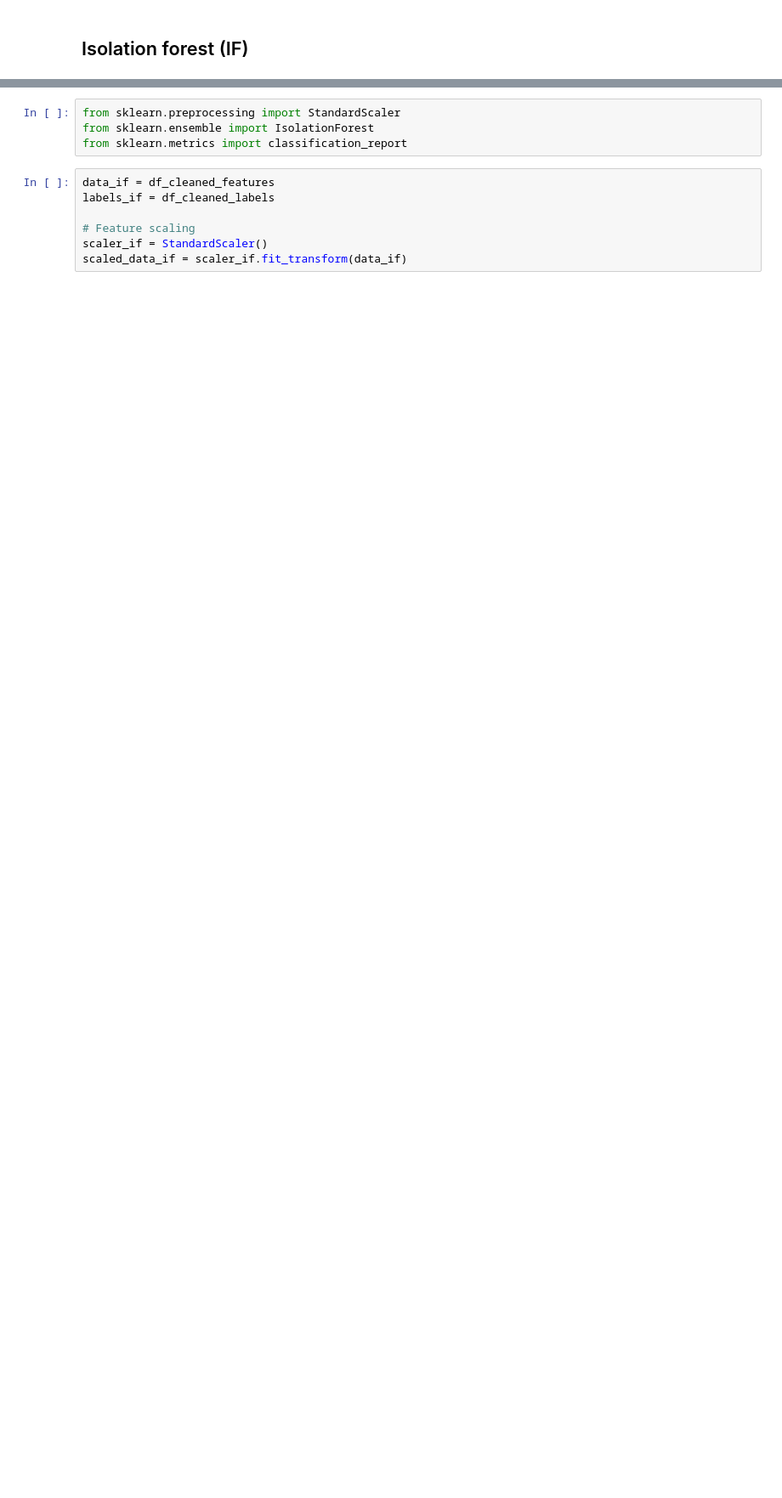
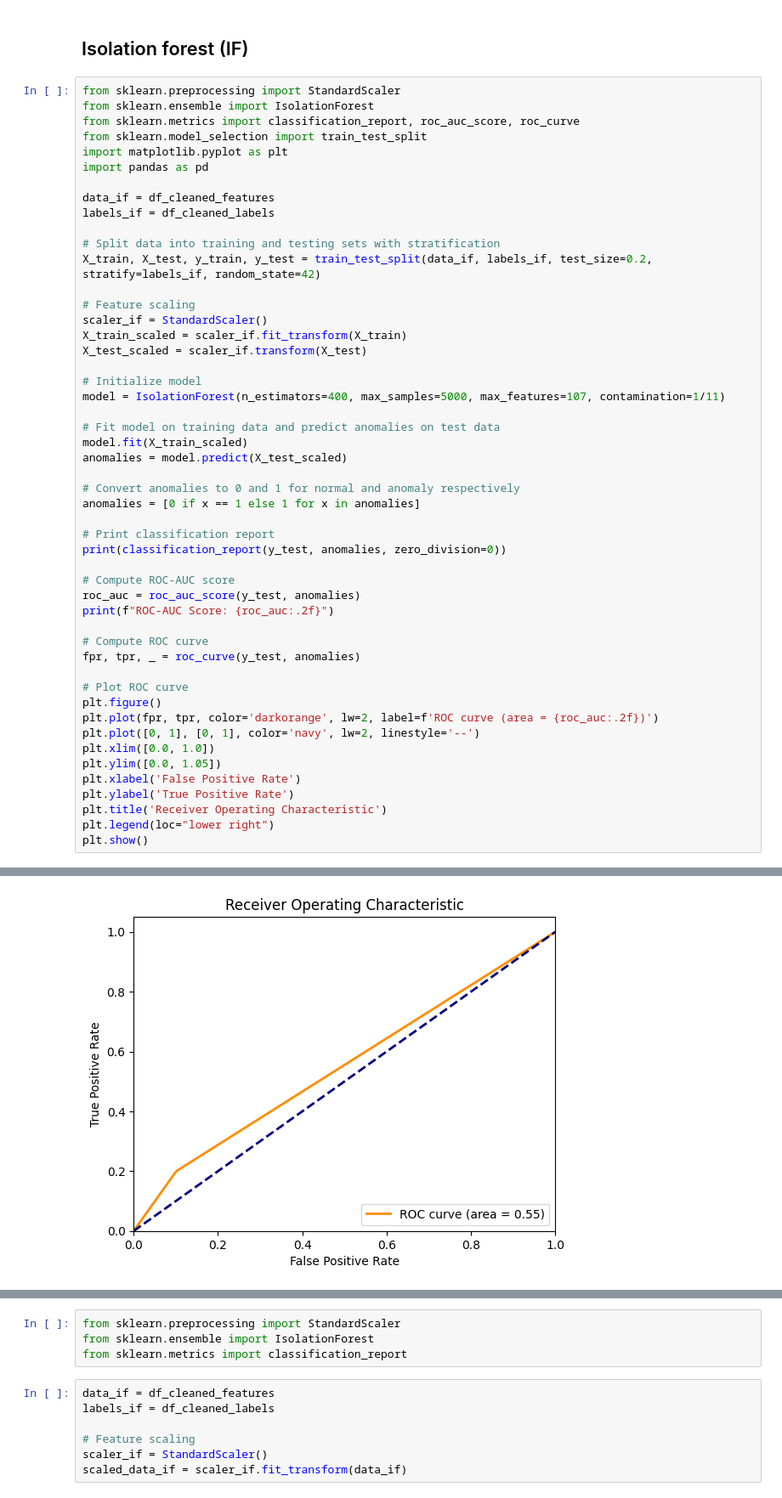
Before and after one commit to marcocarotta/mnist-outlier, a Jupyter notebook: notebook.ipynb, the cells around one changed output, grey strips where cells are left out. Shown at 85% size. Drawn from its saved outputs; the diff is of its cells as text; blank space fills up the shorter version.

Commit message:
Started the implementation of PCA and kNN. Added a different implementation of iForest with ROC-AUC evaluation.

```diff
--- a/notebook.ipynb
+++ b/notebook.ipynb
@@ -156,3 +160,54 @@ False positives:  392
 False negatives: 392
 # %% [markdown]
 ## Isolation forest (IF)
+# %%
+from sklearn.preprocessing import StandardScaler
+from sklearn.ensemble import IsolationForest
+from sklearn.metrics import classification_report, roc_auc_score, roc_curve
+from sklearn.model_selection import train_test_split
+import matplotlib.pyplot as plt
+import pandas as pd
+
+data_if = df_cleaned_features
+labels_if = df_cleaned_labels
+
+# Split data into training and testing sets with stratification
+X_train, X_test, y_train, y_test = train_test_split(data_if, labels_if, test_size=0.2, stratify=labels_if, random_state=42)
+
+# Feature scaling
+scaler_if = StandardScaler()
+X_train_scaled = scaler_if.fit_transform(X_train)
+X_test_scaled = scaler_if.transform(X_test)
+
+# Initialize model
+model = IsolationForest(n_estimators=400, max_samples=5000, max_features=107, contamination=1/11)
+
+# Fit model on training data and predict anomalies on test data
+model.fit(X_train_scaled)
+anomalies = model.predict(X_test_scaled)
+
+# Convert anomalies to 0 and 1 for normal and anomaly respectively
+anomalies = [0 if x == 1 else 1 for x in anomalies]
+
+# Print classification report
+print(classification_report(y_test, anomalies, zero_division=0))
+
+# Compute ROC-AUC score
+roc_auc = roc_auc_score(y_test, anomalies)
+print(f"ROC-AUC Score: {roc_auc:.2f}")
+
+# Compute ROC curve
+fpr, tpr, _ = roc_curve(y_test, anomalies)
+
+# Plot ROC curve
+plt.figure()
+plt.plot(fpr, tpr, color='darkorange', lw=2, label=f'ROC curve (area = {roc_auc:.2f})')
+plt.plot([0, 1], [0, 1], color='navy', lw=2, linestyle='--')
+plt.xlim([0.0, 1.0])
+plt.ylim([0.0, 1.05])
+plt.xlabel('False Positive Rate')
+plt.ylabel('True Positive Rate')
+plt.title('Receiver Operating Characteristic')
+plt.legend(loc="lower right")
+plt.show()
+# %% [output]
@@ -158,0 +224 @@ False negatives: 392
+[figure, added]
```
Also changed, not shown: parts of 14 cells of this notebook.
